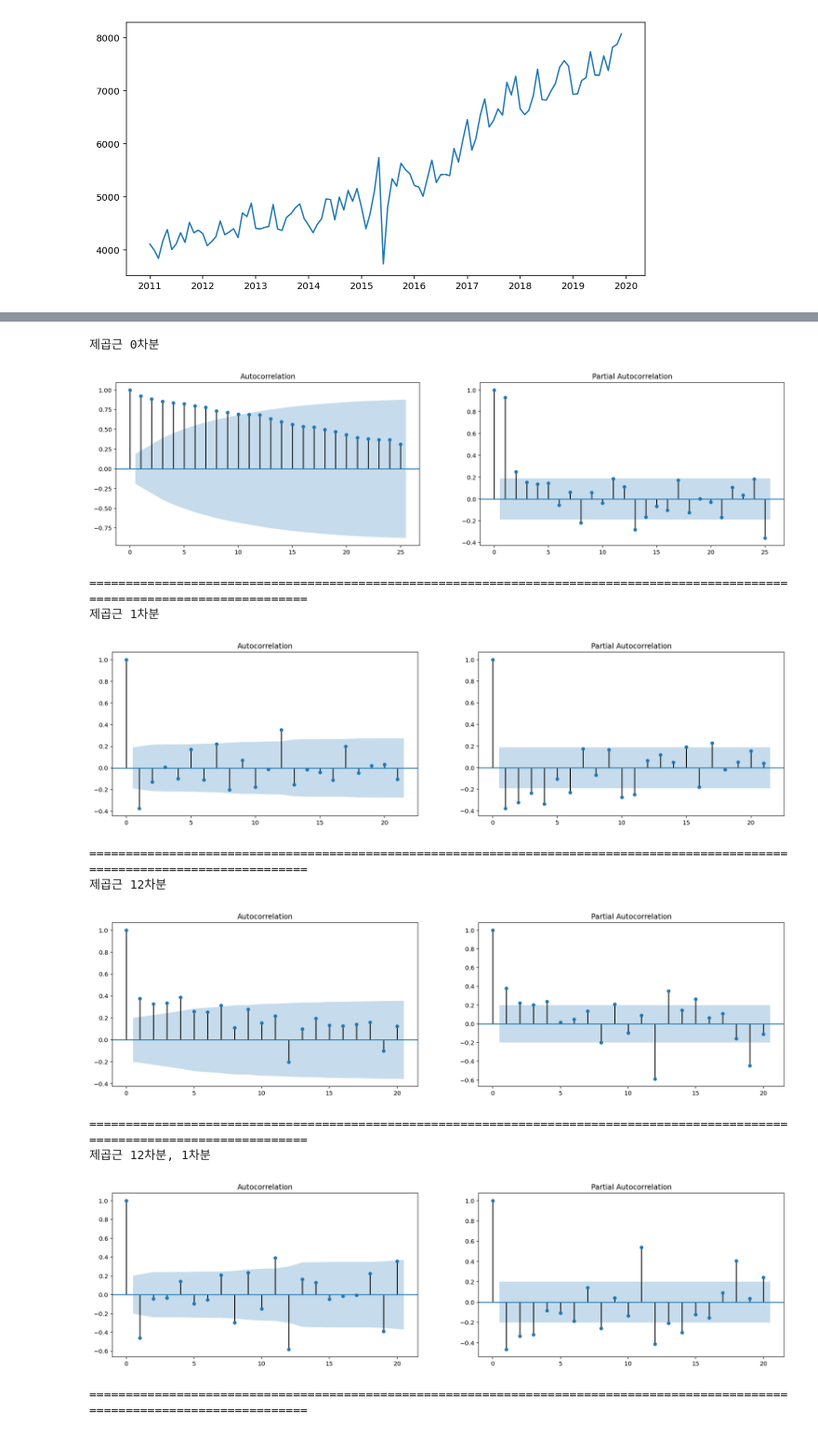
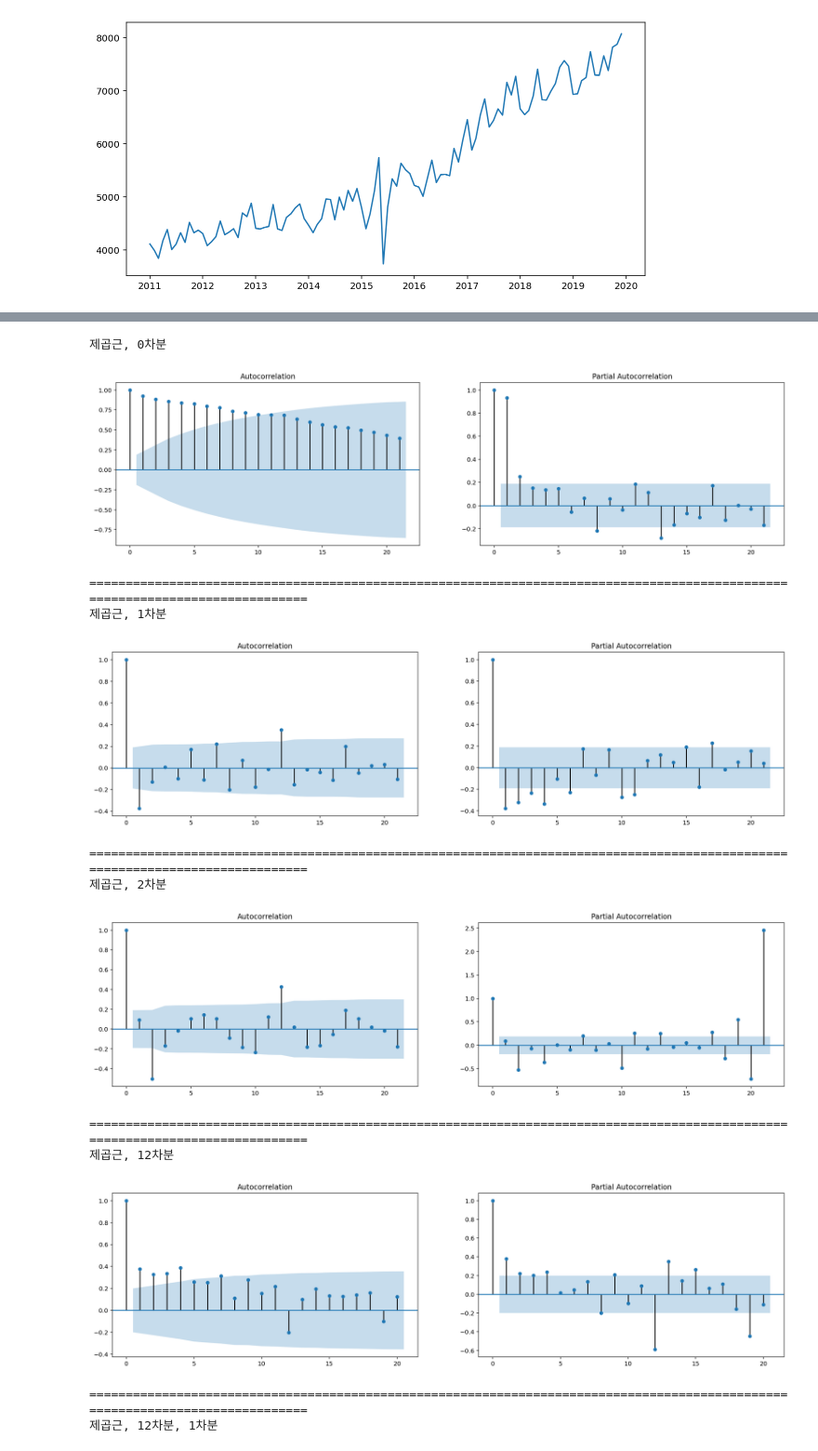
Before and after one commit to skaurl/ktx-srt, a Jupyter notebook: Untitled0.ipynb, the cells around one changed output, grey strips where cells are left out. Shown: that part at 93% size. Cells and saved outputs as stored; diff of their text form; code cells hidden in the pictures.

```diff
--- a/Untitled0.ipynb
+++ b/Untitled0.ipynb
@@ -133,45 +156,53 @@ df['년월'] = pd.to_datetime(df['년월'])
 df.index = df.년월
 del df['년월']
 
 df = df.iloc[81:,:].apply(np.sqrt)
 
-print('제곱근 0차분')
+print('제곱근, 0차분')
 fig, axes = plt.subplots(1, 2, figsize=(20,5))
-fig = sm.graphics.tsa.plot_acf(df.iloc[:,0], lags=25, ax=axes[0])
-fig = sm.graphics.tsa.plot_pacf(df.iloc[:,0], lags=25, ax=axes[1])
+fig = sm.graphics.tsa.plot_acf(df.iloc[:,0], ax=axes[0])
+fig = sm.graphics.tsa.plot_pacf(df.iloc[:,0], ax=axes[1])
 plt.show()
 print('==============================================================================================================================')
 
-print('제곱근 1차분')
+print('제곱근, 1차분')
 fig, axes = plt.subplots(1, 2, figsize=(20,5))
 fig = sm.graphics.tsa.plot_acf(df.diff(periods=1).iloc[1:,0], ax=axes[0])
 fig = sm.graphics.tsa.plot_pacf(df.diff(periods=1).iloc[1:,0], ax=axes[1])
 plt.show()
 print('==============================================================================================================================')
 
-print('제곱근 12차분')
+print('제곱근, 2차분')
+fig, axes = plt.subplots(1, 2, figsize=(20,5))
+fig = sm.graphics.tsa.plot_acf(df.diff(periods=2).iloc[2:,0], ax=axes[0])
+fig = sm.graphics.tsa.plot_pacf(df.diff(periods=2).iloc[2:,0], ax=axes[1])
+plt.show()
+print('==============================================================================================================================')
+
+print('제곱근, 12차분')
 fig, axes = plt.subplots(1, 2, figsize=(20,5))
 fig = sm.graphics.tsa.plot_acf(df.diff(periods=12).iloc[12:,0], ax=axes[0])
 fig = sm.graphics.tsa.plot_pacf(df.diff(periods=12).iloc[12:,0], ax=axes[1])
 plt.show()
 print('==============================================================================================================================')
 
-print('제곱근 12차분, 1차분')
+print('제곱근, 12차분, 1차분')
 fig, axes = plt.subplots(1, 2, figsize=(20,5))
 fig = sm.graphics.tsa.plot_acf(df.diff(periods=12).diff(periods=1).iloc[13:,0], ax=axes[0])
 fig = sm.graphics.tsa.plot_pacf(df.diff(periods=12).diff(periods=1).iloc[13:,0], ax=axes[1])
 plt.show()
 print('==============================================================================================================================')
 # %% [output]
-제곱근 0차분
+제곱근, 0차분
-[figure, old version]
+[figure, new version]
 ==============================================================================================================================
-제곱근 1차분
+제곱근, 1차분
 [figure]
 ==============================================================================================================================
-제곱근 12차분
+제곱근, 2차분
-[figure, old version]
+[figure, new version]
 ==============================================================================================================================
-제곱근 12차분, 1차분
+제곱근, 12차분
-[figure, old version]
+[figure, new version]
 ==============================================================================================================================
+제곱근, 12차분, 1차분
```
Also changed, not shown: parts of 5 cells of this notebook.
